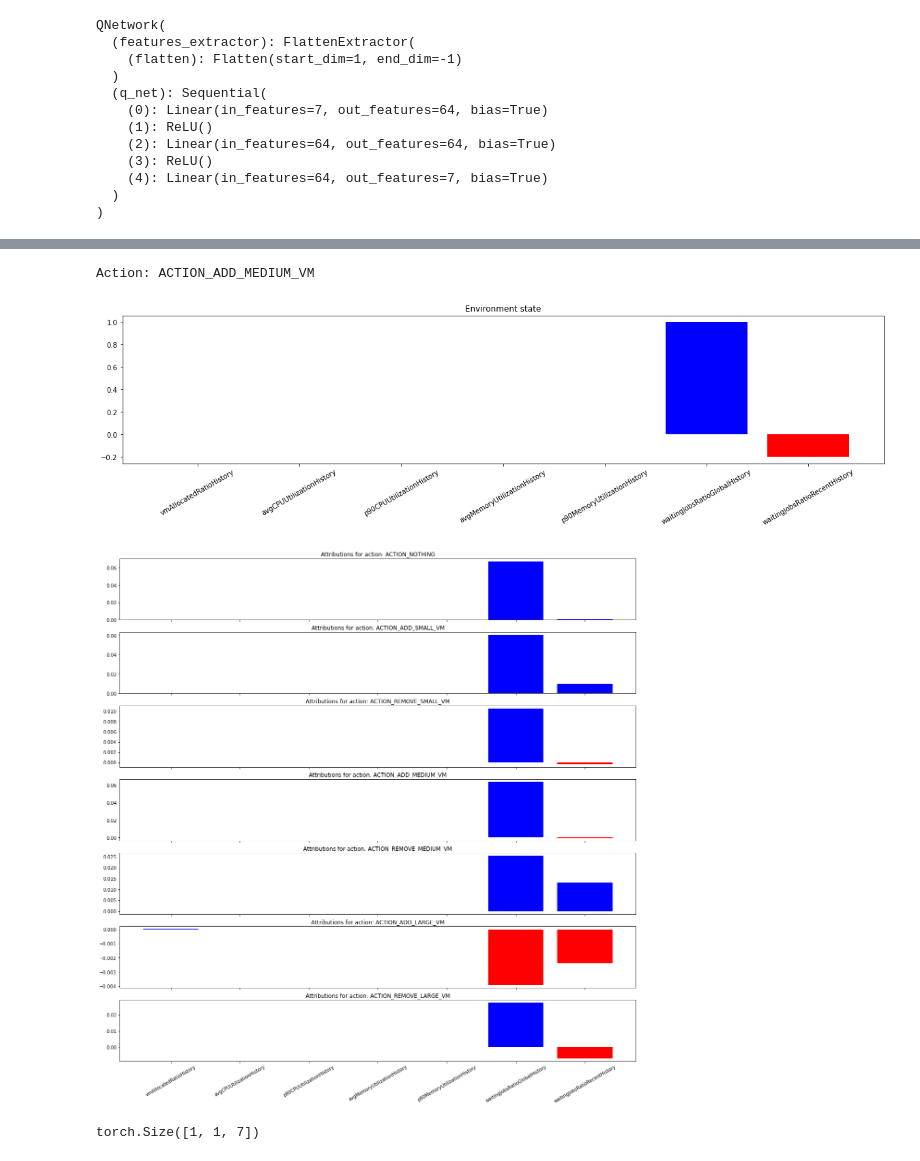
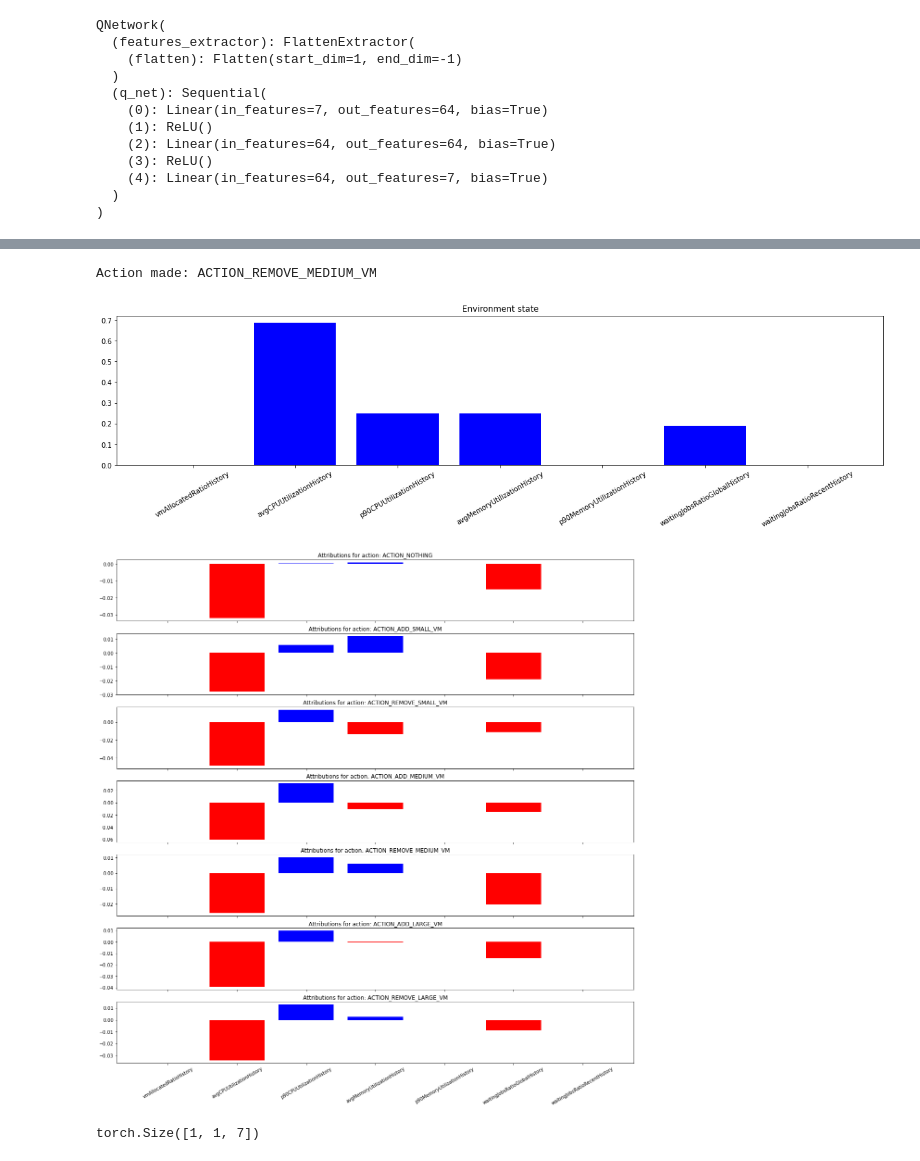
Before and after one commit to justyna3773/trainloop-driver, a Jupyter notebook: analysis/interpret.ipynb, the cells around one changed output, grey strips where cells are left out. Saved outputs shown, nothing was run; the diff lists cells and outputs as text; code cells hidden in the pictures.

```diff
--- a/analysis/interpret.ipynb
+++ b/analysis/interpret.ipynb
@@ -30,5 +61,5 @@ model.replay_buffer.observations.shape
 # %%
-X = model.replay_buffer.observations[0:1000]
+X = model.replay_buffer.observations[0:100]
 X = torch.Tensor(X)
 # %%
 X.sum()
@@ -41,20 +76,5 @@ torch.Size([1000, 1, 7])
 # %%
 from captum.attr import IntegratedGradients
 import numpy as np
-
-feature_names = np.array([
-    "vmAllocatedRatioHistory",
-        "avgCPUUtilizationHistory",
-        "p90CPUUtilizationHistory",
-        "avgMemoryUtilizationHistory",
-        "p90MemoryUtilizationHistory",
-        "waitingJobsRatioGlobalHistory",
-        "waitingJobsRatioRecentHistory"])
-
-action_names = ['ACTION_NOTHING',
-'ACTION_ADD_SMALL_VM',
-'ACTION_REMOVE_SMALL_VM',
-'ACTION_ADD_MEDIUM_VM',
-'ACTION_REMOVE_MEDIUM_VM',
-'ACTION_ADD_LARGE_VM',
-'ACTION_REMOVE_LARGE_VM',]
+import sys
+import utils
@@ -63,5 +102,5 @@ x_axis_data = np.arange(X.shape[2])
 
 ig = IntegratedGradients(net)
 
-ig_attr_per_action = [ig.attribute(X, n_steps=50, target=target) for target in range(len(action_names))]
+ig_attr_per_action = [ig.attribute(X, n_steps=50, target=target) for target in range(len(FEATURE_NAMES))]
 ig_attr_test_norm_sum = [action_att.detach().numpy().sum(0) / np.linalg.norm(action_att.detach().numpy().sum(0), ord=1) for action_att in ig_attr_per_action]
@@ -128,16 +169,16 @@ def explain_action(idx, X, attributions, x_axis_data, feature_names, action_name
                 col.append('blue')
         axs[i].bar(x_axis_data, ig_attr, color=col)
 # %%
-explain_action(idx=200,
+explain_action(idx=25,
                X=X,
                attributions=ig_attr_per_action,
                x_axis_data=x_axis_data,
                feature_names=feature_names,
                action_names=action_names,
                model=model,
               )
 # %% [output]
-Action: ACTION_ADD_MEDIUM_VM
+Action made: ACTION_REMOVE_MEDIUM_VM
-[figure, old version]
+[figure, new version]
-[figure, old version]
+[figure, new version]
 # %%
```
Also changed, not shown: parts of 17 cells of this notebook, 9 other files.
